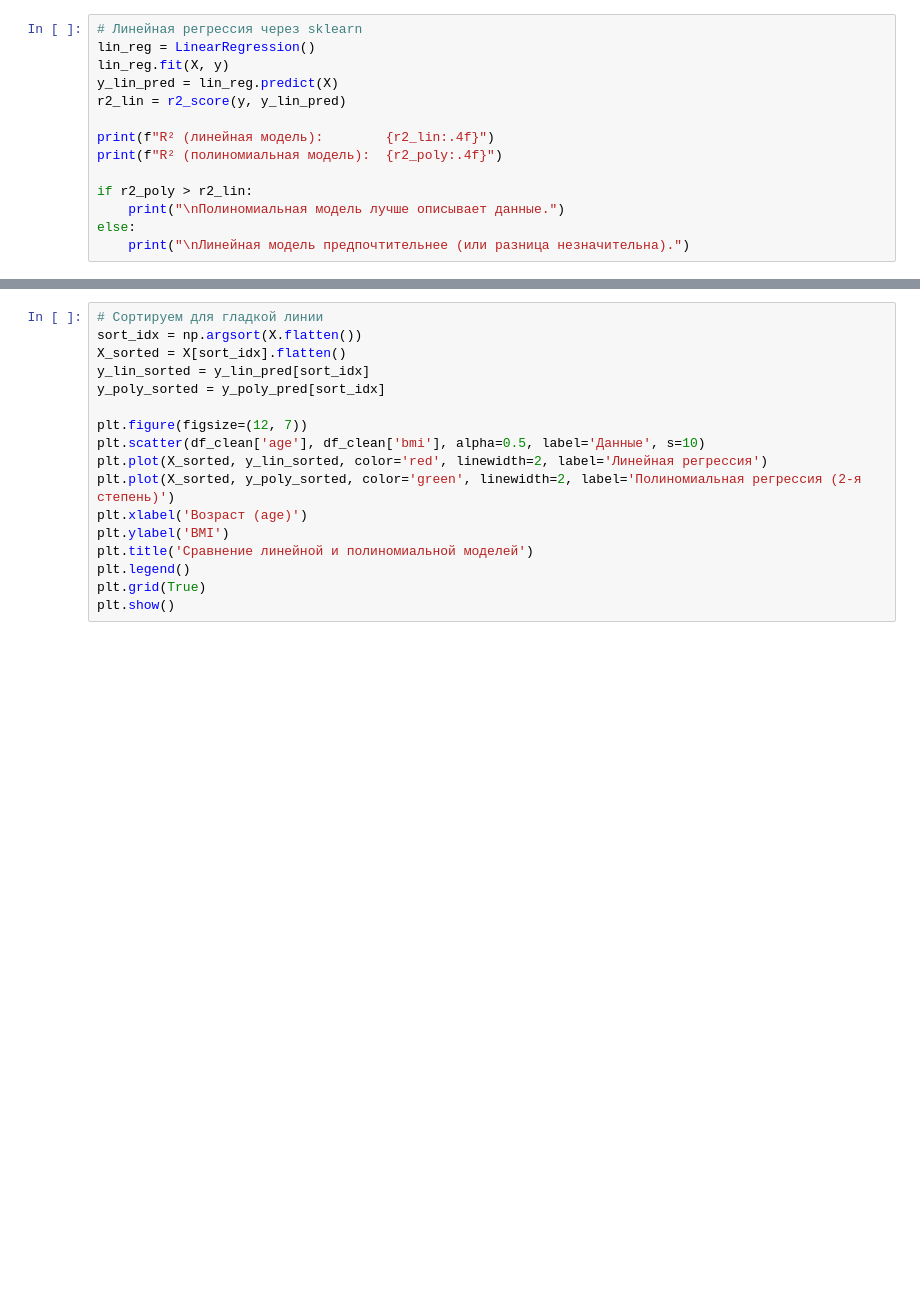
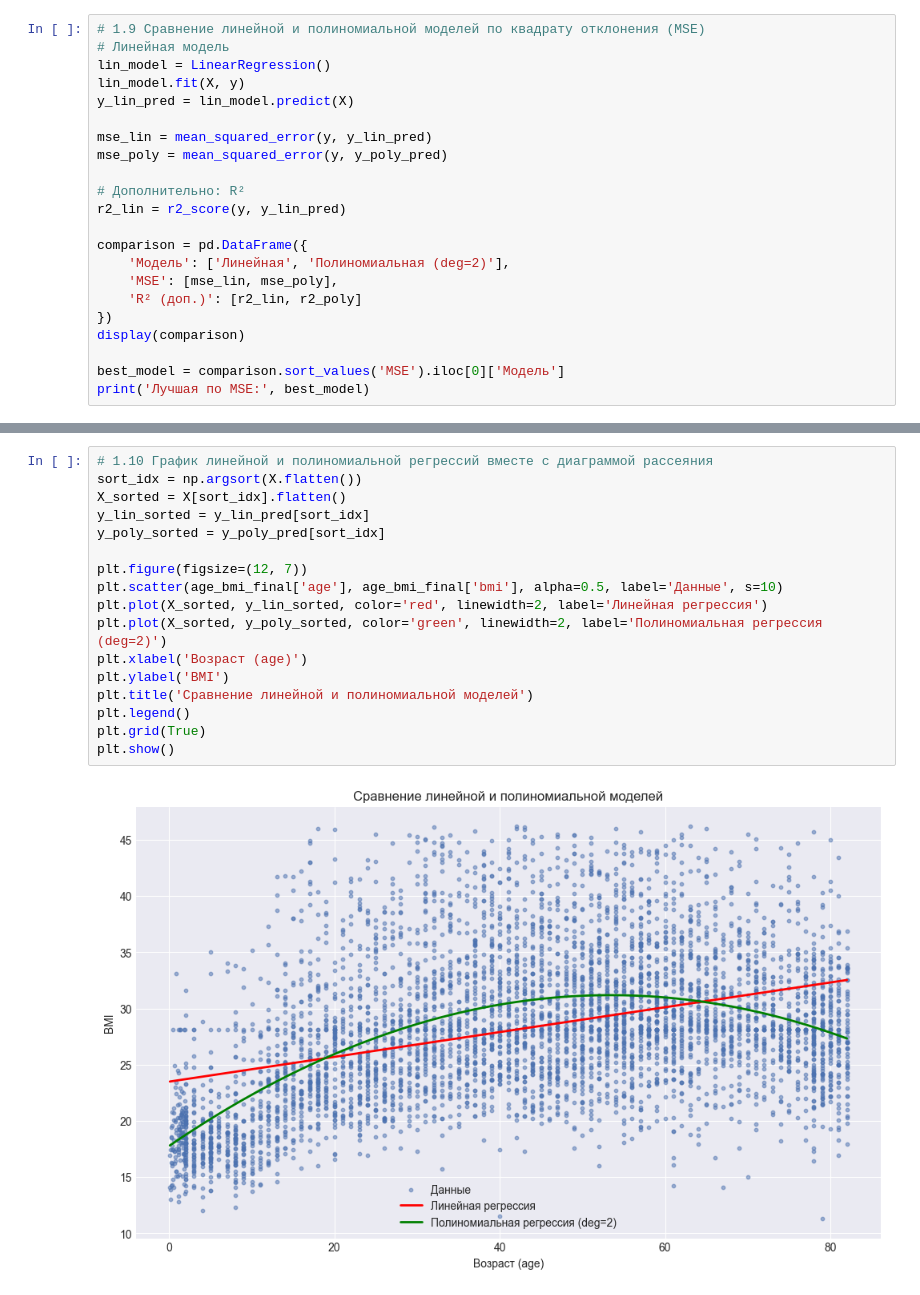
Before and after one commit to Zahar-Bratchikov/statistic, a Jupyter notebook: lab9/ex1.ipynb, the cells around one changed output, grey strips where cells are left out. Saved outputs shown, nothing was run; the diff lists cells and outputs as text; blank space fills up the shorter version.

```diff
--- a/lab9/ex1.ipynb
+++ b/lab9/ex1.ipynb
@@ -119,14 +227,22 @@ print(f"R² (полином 2-й степени): {r2_poly:.4f}")
-# %%
-# Линейная регрессия через sklearn
-lin_reg = LinearRegression()
-lin_reg.fit(X, y)
-y_lin_pred = lin_reg.predict(X)
-r2_lin = r2_score(y, y_lin_pred)
-
-print(f"R² (линейная модель):        {r2_lin:.4f}")
-print(f"R² (полиномиальная модель):  {r2_poly:.4f}")
-
-if r2_poly > r2_lin:
-    print("\nПолиномиальная модель лучше описывает данные.")
-else:
-    print("\nЛинейная модель предпочтительнее (или разница незначительна).")
+# %%
+# 1.9 Сравнение линейной и полиномиальной моделей по квадрату отклонения (MSE)
+# Линейная модель
+lin_model = LinearRegression()
+lin_model.fit(X, y)
+y_lin_pred = lin_model.predict(X)
+
+mse_lin = mean_squared_error(y, y_lin_pred)
+mse_poly = mean_squared_error(y, y_poly_pred)
+
+# Дополнительно: R²
+r2_lin = r2_score(y, y_lin_pred)
+
+comparison = pd.DataFrame({
+    'Модель': ['Линейная', 'Полиномиальная (deg=2)'],
+    'MSE': [mse_lin, mse_poly],
+    'R² (доп.)': [r2_lin, r2_poly]
+})
+display(comparison)
+
+best_model = comparison.sort_values('MSE').iloc[0]['Модель']
+print('Лучшая по MSE:', best_model)
@@ -133,18 +254,20 @@ else:
 # %%
-# Сортируем для гладкой линии
+# 1.10 График линейной и полиномиальной регрессий вместе с диаграммой рассеяния
 sort_idx = np.argsort(X.flatten())
 X_sorted = X[sort_idx].flatten()
 y_lin_sorted = y_lin_pred[sort_idx]
 y_poly_sorted = y_poly_pred[sort_idx]
 
 plt.figure(figsize=(12, 7))
-plt.scatter(df_clean['age'], df_clean['bmi'], alpha=0.5, label='Данные', s=10)
+plt.scatter(age_bmi_final['age'], age_bmi_final['bmi'], alpha=0.5, label='Данные', s=10)
 plt.plot(X_sorted, y_lin_sorted, color='red', linewidth=2, label='Линейная регрессия')
-plt.plot(X_sorted, y_poly_sorted, color='green', linewidth=2, label='Полиномиальная регрессия (2-я степень)')
+plt.plot(X_sorted, y_poly_sorted, color='green', linewidth=2, label='Полиномиальная регрессия (deg=2)')
 plt.xlabel('Возраст (age)')
 plt.ylabel('BMI')
 plt.title('Сравнение линейной и полиномиальной моделей')
 plt.legend()
 plt.grid(True)
 plt.show()
+# %% [output]
+[figure, added]
 # %%
```
Also changed, not shown: parts of 26 cells of this notebook, 1 other file.
